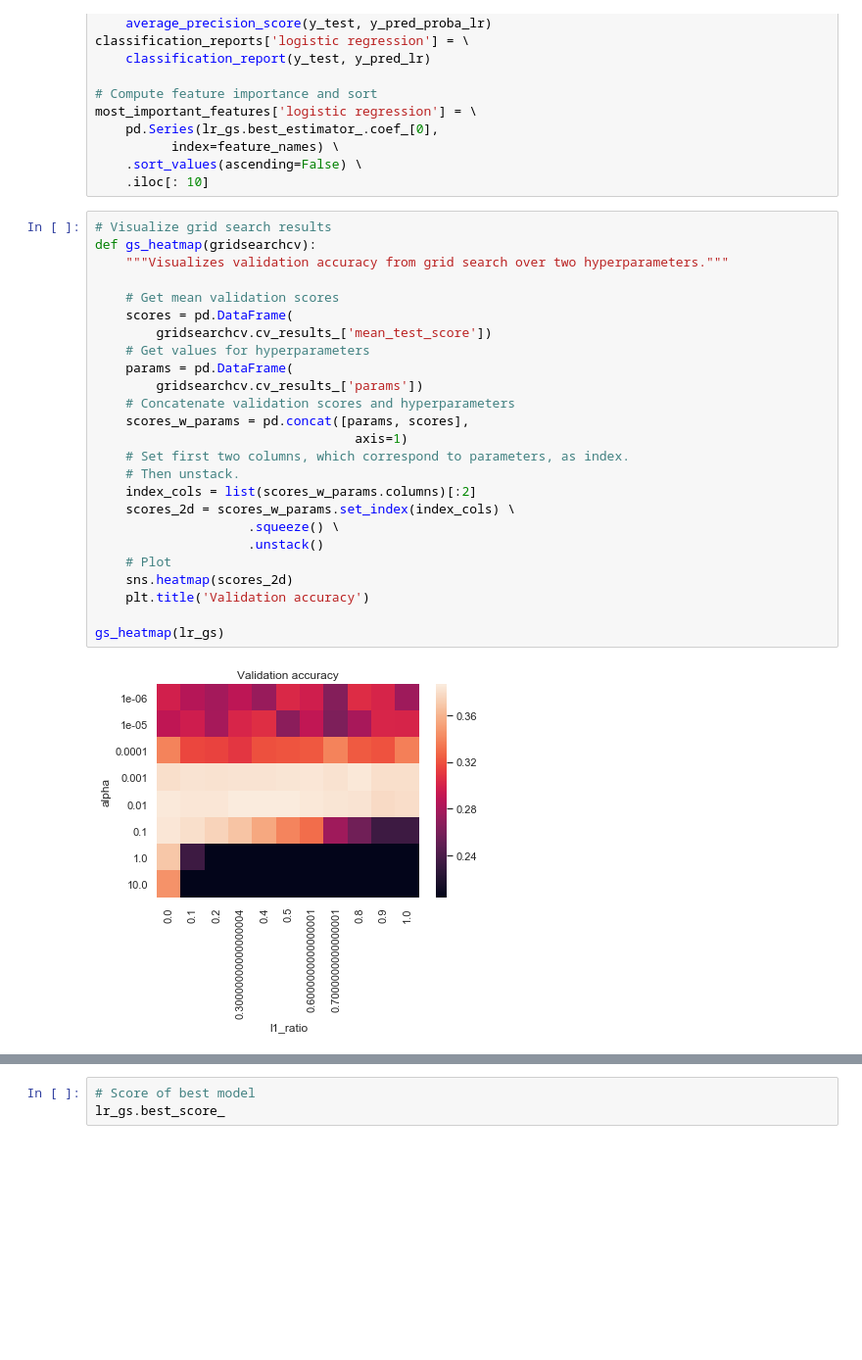
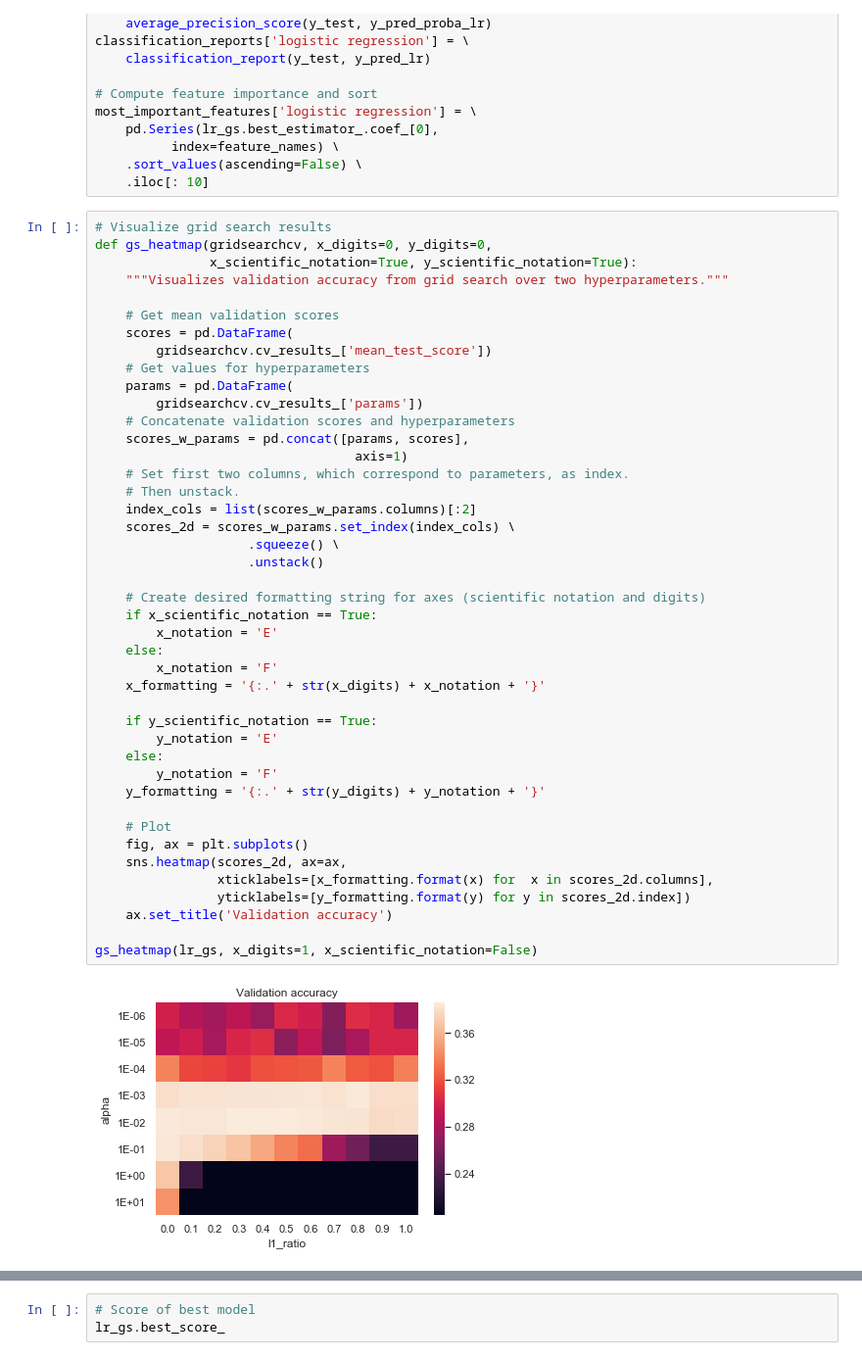
Before and after one commit to tloeber/Springboard, a Jupyter notebook: capstone_lending_club/2_modeling_NEW.ipynb, the cells around one changed output, grey strips where cells are left out. Shown at 98% size. Cells and saved outputs as stored; diff of their text form; blank space fills up the shorter version.

Commit message:
Adds more formatting option to heatmap function for grid search visualization

```diff
--- a/capstone_lending_club/2_modeling_NEW.ipynb
+++ b/capstone_lending_club/2_modeling_NEW.ipynb
@@ -199,28 +199,46 @@ most_important_features['logistic regression'] = \
     .iloc[: 10]
 # %%
 # Visualize grid search results
-def gs_heatmap(gridsearchcv):
+def gs_heatmap(gridsearchcv, x_digits=0, y_digits=0,
+               x_scientific_notation=True, y_scientific_notation=True):
     """Visualizes validation accuracy from grid search over two hyperparameters."""
 
     # Get mean validation scores
     scores = pd.DataFrame(
         gridsearchcv.cv_results_['mean_test_score'])
     # Get values for hyperparameters
     params = pd.DataFrame(
         gridsearchcv.cv_results_['params'])
     # Concatenate validation scores and hyperparameters
     scores_w_params = pd.concat([params, scores],
                                   axis=1)
     # Set first two columns, which correspond to parameters, as index.
     # Then unstack.
     index_cols = list(scores_w_params.columns)[:2]
     scores_2d = scores_w_params.set_index(index_cols) \
                     .squeeze() \
                     .unstack()
+
+    # Create desired formatting string for axes (scientific notation and digits)
+    if x_scientific_notation == True:
+        x_notation = 'E'
+    else:
+        x_notation = 'F'
+    x_formatting = '{:.' + str(x_digits) + x_notation + '}'
+
+    if y_scientific_notation == True:
+        y_notation = 'E'
+    else:
+        y_notation = 'F'
+    y_formatting = '{:.' + str(y_digits) + y_notation + '}'
+
     # Plot
-    sns.heatmap(scores_2d)
-    plt.title('Validation accuracy')
+    fig, ax = plt.subplots()
+    sns.heatmap(scores_2d, ax=ax,
+                xticklabels=[x_formatting.format(x) for  x in scores_2d.columns],
+                yticklabels=[y_formatting.format(y) for y in scores_2d.index])
+    ax.set_title('Validation accuracy')
 
-gs_heatmap(lr_gs)
+gs_heatmap(lr_gs, x_digits=1, x_scientific_notation=False)
 # %% [output]
-[figure, old version]
+[figure, new version]
```
Also changed, not shown: parts of 3 cells of this notebook.
